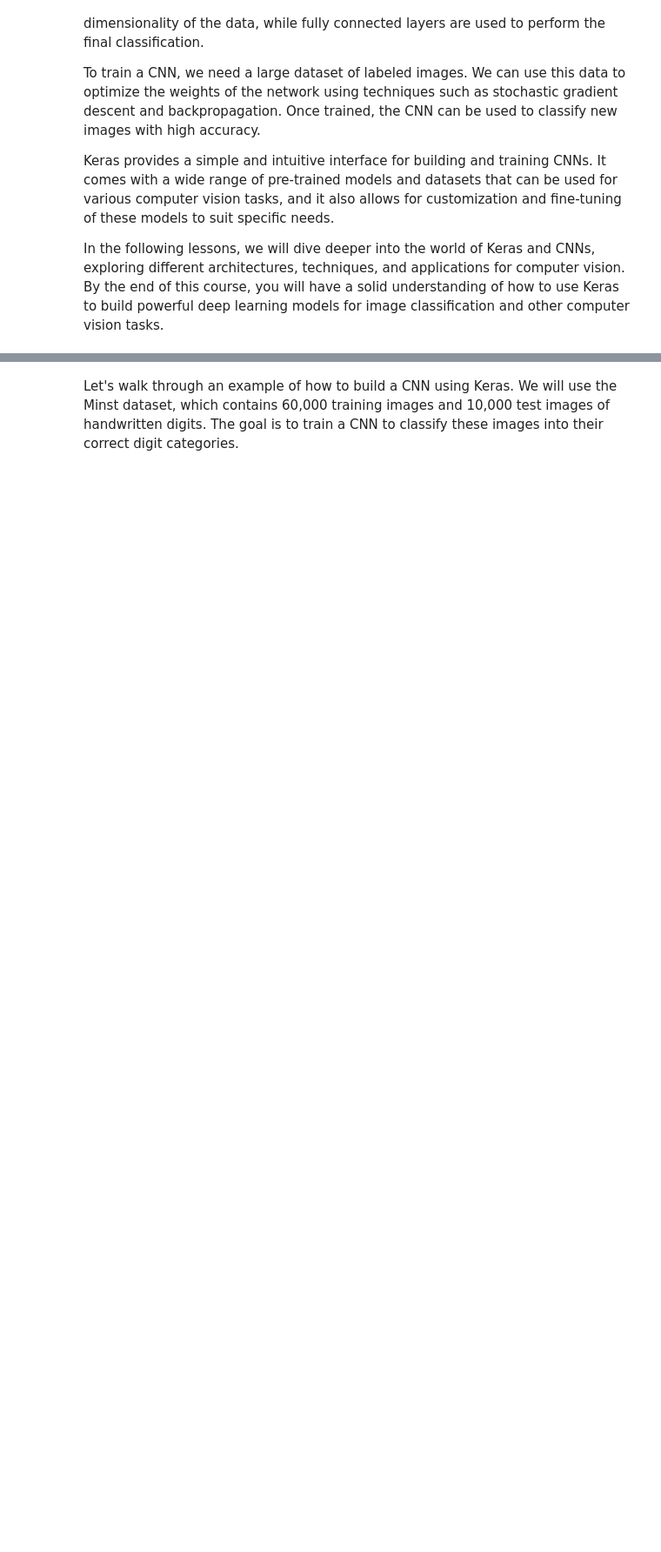
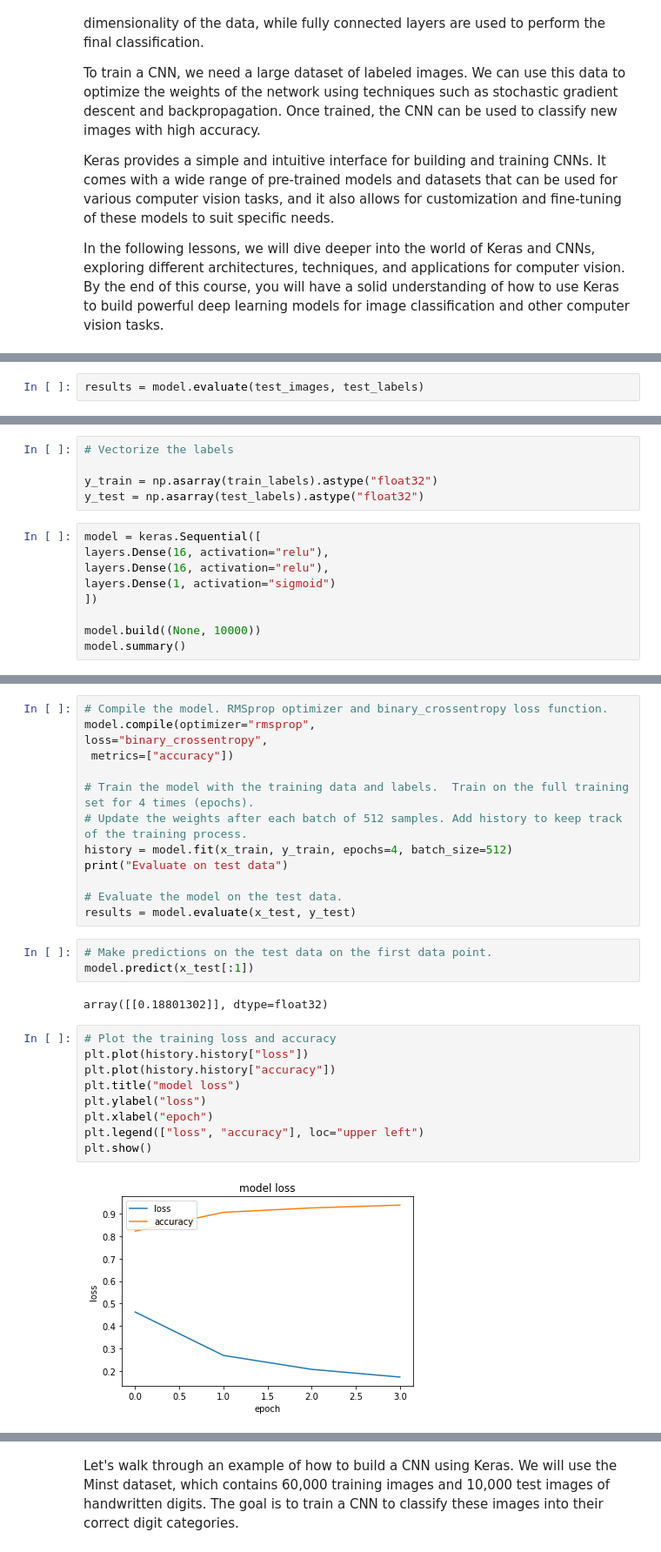
Before and after one commit to currymike123/ComputerVision, a Jupyter notebook: Module6.ipynb, the cells around one changed output, grey strips where cells are left out. Shown: that part at 87% size. Cells and saved outputs as stored; diff of their text form; blank space fills up the shorter version.

```diff
--- a/Module6.ipynb
+++ b/Module6.ipynb
@@ -15,0 +115,2 @@ In the following lessons, we will dive deeper into the world of Keras and CNNs,
+# %%
+results = model.evaluate(test_images, test_labels)
@@ -15,0 +200,14 @@ In the following lessons, we will dive deeper into the world of Keras and CNNs,
+# %%
+# Vectorize the labels
+
+y_train = np.asarray(train_labels).astype("float32")
+y_test = np.asarray(test_labels).astype("float32")
+# %%
+model = keras.Sequential([
+layers.Dense(16, activation="relu"),
+layers.Dense(16, activation="relu"),
+layers.Dense(1, activation="sigmoid")
+])
+
+model.build((None, 10000))
+model.summary()
@@ -15,0 +230,29 @@ In the following lessons, we will dive deeper into the world of Keras and CNNs,
+# %%
+# Compile the model. RMSprop optimizer and binary_crossentropy loss function.
+model.compile(optimizer="rmsprop",
+loss="binary_crossentropy",
+ metrics=["accuracy"])
+
+# Train the model with the training data and labels.  Train on the full training set for 4 times (epochs).
+# Update the weights after each batch of 512 samples. Add history to keep track of the training process.
+history = model.fit(x_train, y_train, epochs=4, batch_size=512)
+print("Evaluate on test data")
+
+# Evaluate the model on the test data.
+results = model.evaluate(x_test, y_test)
+# %%
+# Make predictions on the test data on the first data point.
+model.predict(x_test[:1])
+# %% [output]
+array([[0.18801302]], dtype=float32)
+# %%
+# Plot the training loss and accuracy
+plt.plot(history.history["loss"])
+plt.plot(history.history["accuracy"])
+plt.title("model loss")
+plt.ylabel("loss")
+plt.xlabel("epoch")
+plt.legend(["loss", "accuracy"], loc="upper left")
+plt.show()
+# %% [output]
+[figure, added]
```
Also changed, not shown: parts of 57 cells of this notebook, 23 other files.
